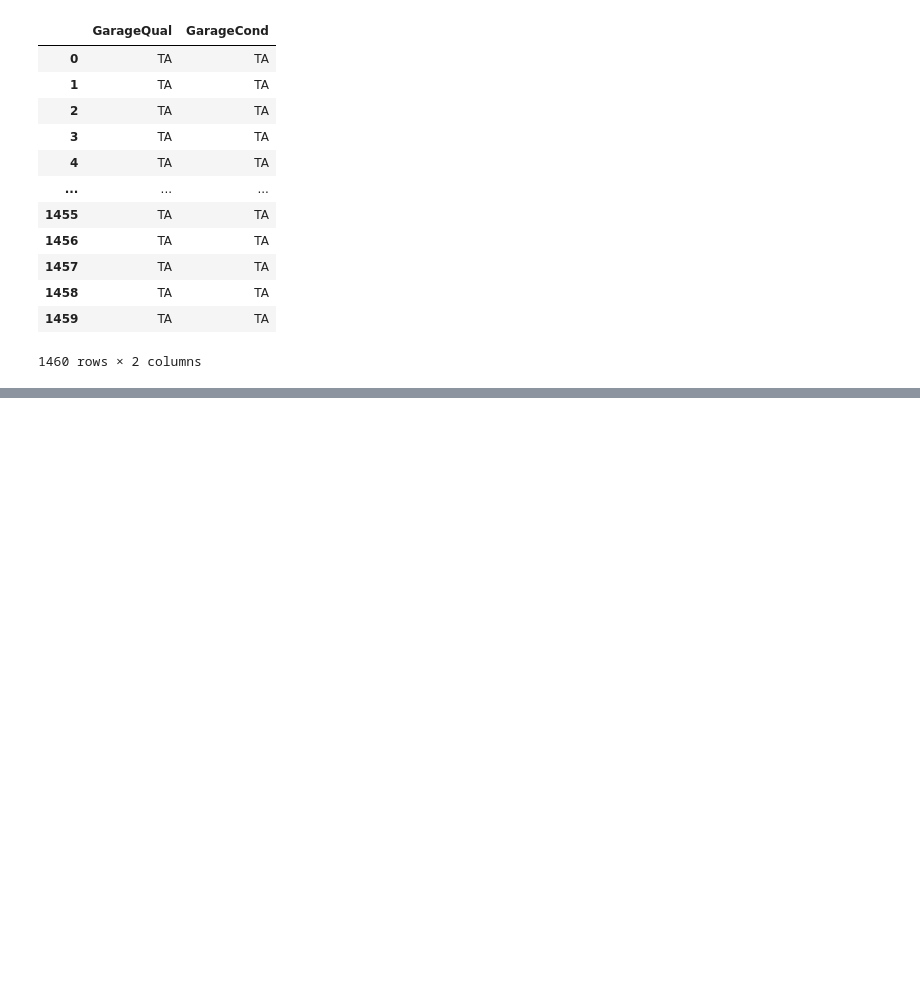
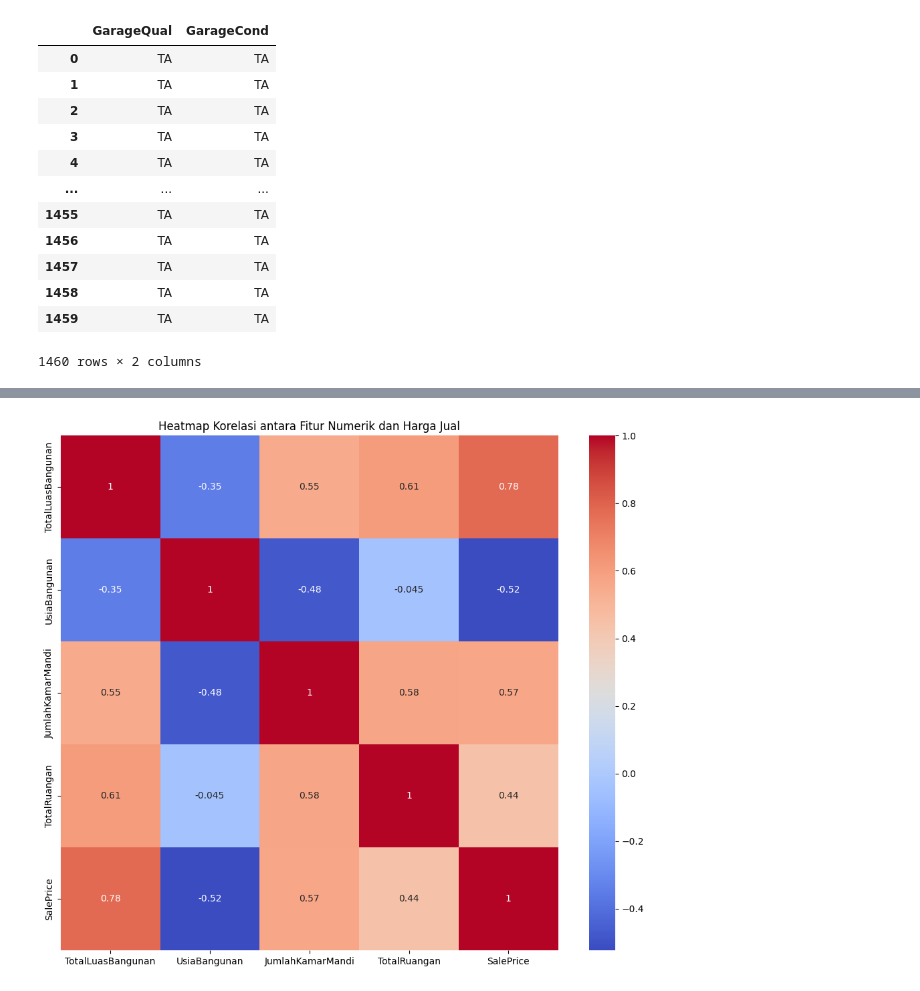
Before and after one commit to siddiqial/StartupCampus, a Jupyter notebook: SC62110_Siddiqi_Albiruny_Data_Preprocessing_(Sales_Marketing).ipynb, the cells around one changed output, grey strips where cells are left out. Drawn from its saved outputs; the diff is of its cells as text; code cells hidden in the pictures; blank space fills up the shorter version.

```diff
--- a/SC62110_Siddiqi_Albiruny_Data_Preprocessing_(Sales_Marketing).ipynb
+++ b/SC62110_Siddiqi_Albiruny_Data_Preprocessing_(Sales_Marketing).ipynb
@@ -413,0 +596,10 @@ TypeError: unsupported operand type(s) for /: 'str' and 'int'
+# %%
+# Heatmap korelasi antara fitur baru dan SalePrice
+numeric_features = data[["TotalLuasBangunan","UsiaBangunan","JumlahKamarMandi", "TotalRuangan", "SalePrice"]]
+correlation_matrix = numeric_features.corr()
+plt.figure(figsize=(12, 10))
+sns.heatmap(correlation_matrix, annot=True, cmap='coolwarm')
+plt.title('Heatmap Korelasi antara Fitur Numerik dan Harga Jual')
+plt.show()
+# %% [output]
+[figure, added]
```
Also changed, not shown: parts of 19 cells of this notebook.
